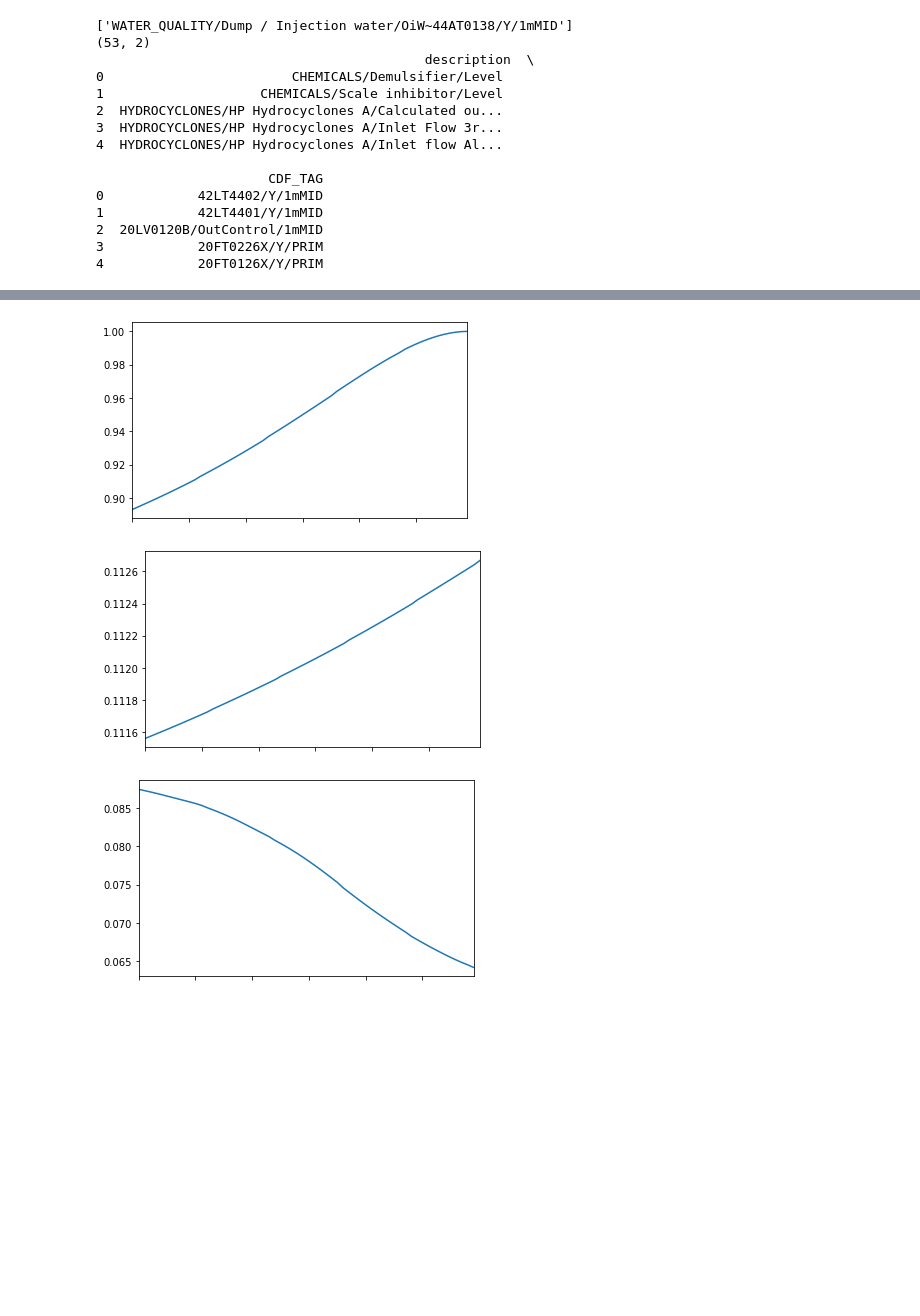
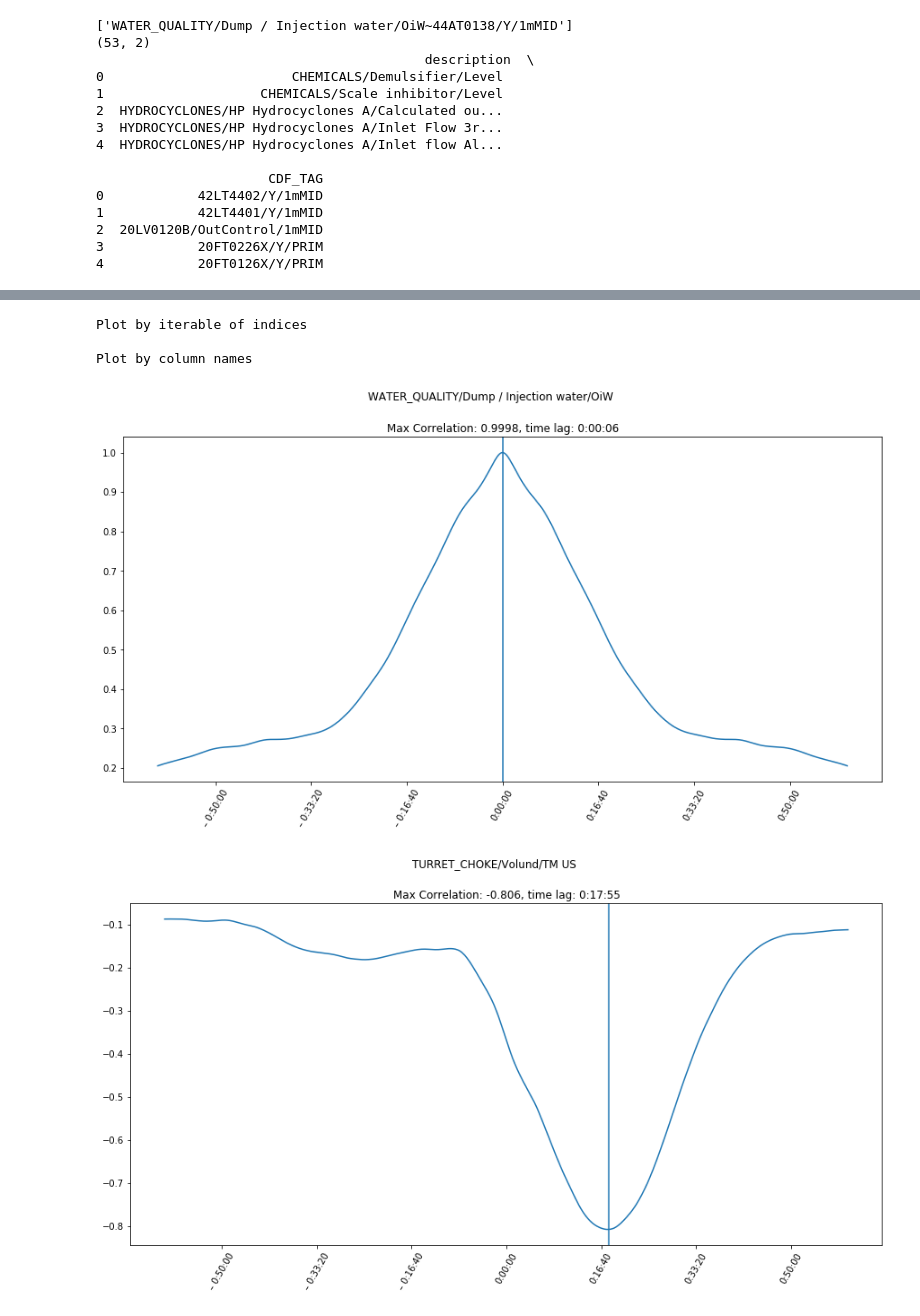
Before and after one commit to cognitedata/correlation, a Jupyter notebook: examples/example_alvheim_prod_water.ipynb, the cells around one changed output, grey strips where cells are left out. Saved outputs shown, nothing was run; the diff lists cells and outputs as text; code cells hidden in the pictures; blank space fills up the shorter version.

Commit message:
Use plotting functions in example notebook

```diff
--- a/examples/example_alvheim_prod_water.ipynb
+++ b/examples/example_alvheim_prod_water.ipynb
@@ -117,9 +101,9 @@ NaN count: 0
 # %%
 import cognite.correlation
 # Find correlation with optimal lag
-lags = pd.timedelta_range(start=timedelta(minutes=-60), end=timedelta(), periods=5*60)
+lags = pd.timedelta_range(start=timedelta(minutes=-60), end=timedelta(minutes=60), periods=5*120)
 # print(lags)
-correlate_to = df.columns[47]
+correlate_to = df.columns[50]
 correlations, cross = cognite.correlation.columns_by_max_cross_correlation(df, correlate_to, lags, return_cross_correlation_df=True)
 print(correlations)
 # %% [output]
@@ -143,11 +127,13 @@ print(correlations)
-# %%
-# Plot cross correlation over time
-import matplotlib.pyplot as plt
-for colname in correlations['col'][:3]:
-    cross[colname].plot()
-    plt.gcf().set_facecolor('white')
-    plt.show()
-# %% [output]
-[figure, removed]
-[figure, removed]
-[figure, removed]
+# %%
+# Plot cross correlation over time
+#print(cross)
+print('Plot by iterable of indices\n')
+plot_cross_correlations(cross, cols_to_plot=range(0, 3))
+print('Plot by column names\n')
+plot_cross_correlations(cross, cols_to_plot=['TURRET_CHOKE/BOA/PCV', 'TURRET_CHOKE/Kneler B/PCV'])
+# %% [output]
+Plot by iterable of indices
+
+Plot by column names
+[figure, added]
+[figure, added]
```
Also changed, not shown: parts of 6 cells of this notebook.
